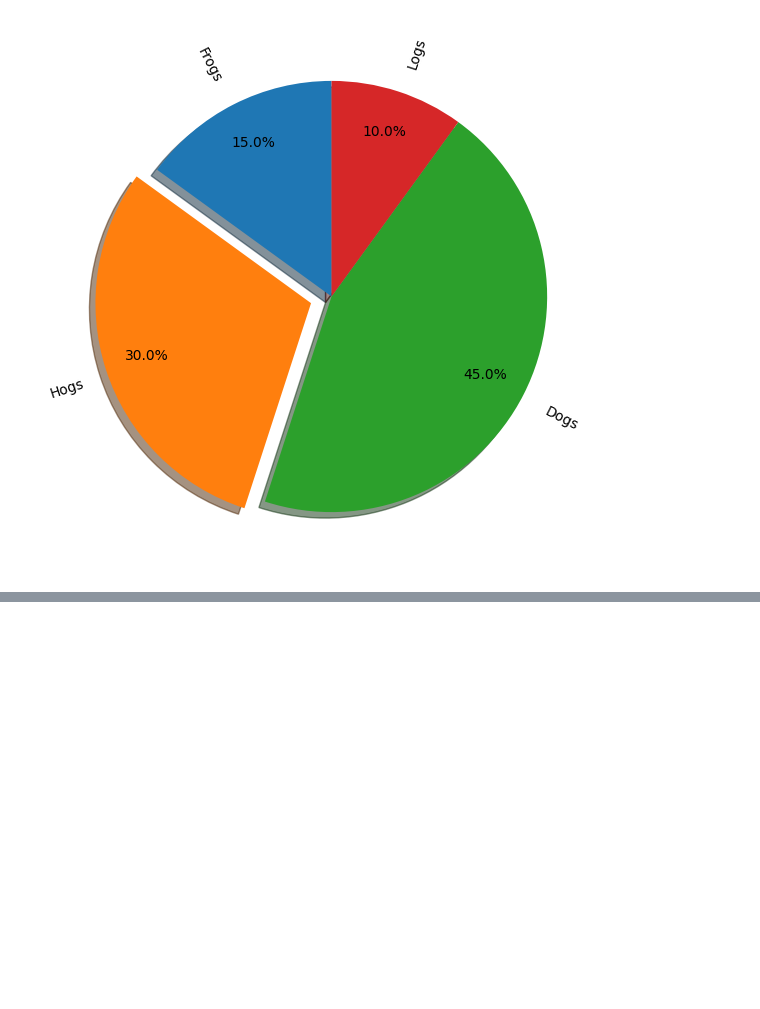
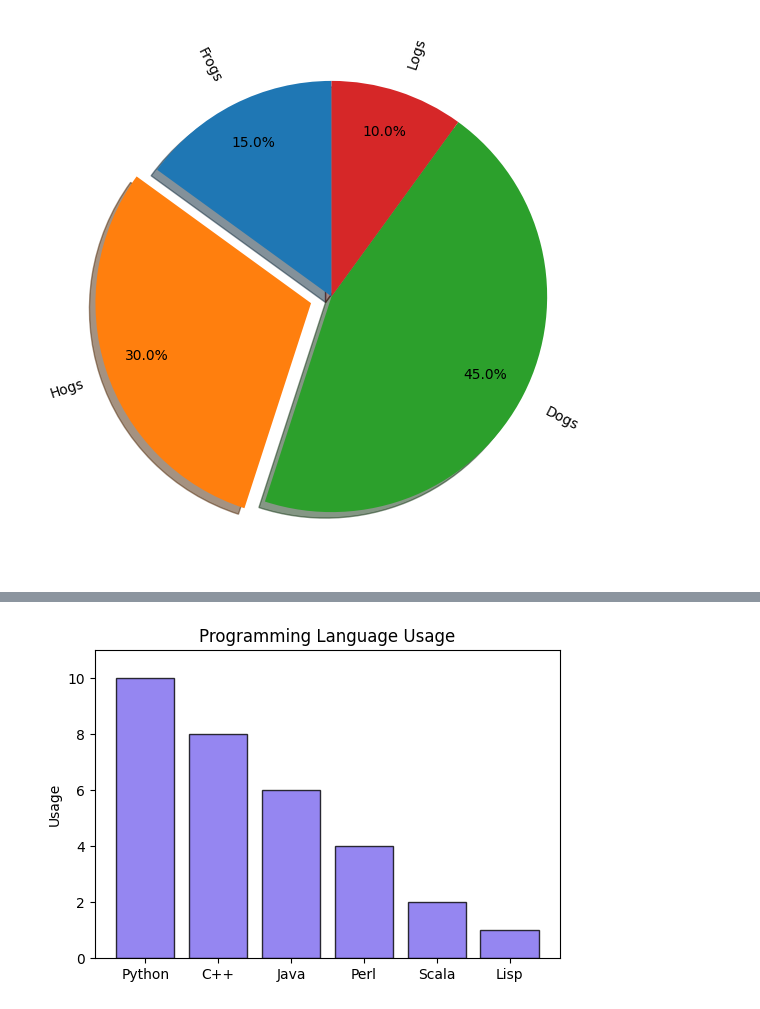
Before and after one commit to francfelipe/python-fundamentos, a Jupyter notebook: plumbers/python-exercicios-matplotlib.ipynb, the cells around one changed output, grey strips where cells are left out. Drawn from its saved outputs; the diff is of its cells as text; code cells hidden in the pictures; blank space fills up the shorter version.

```diff
--- a/plumbers/python-exercicios-matplotlib.ipynb
+++ b/plumbers/python-exercicios-matplotlib.ipynb
@@ -79,0 +189,20 @@ plt.show()
+# %%
+x = ['Python', 'C++', 'Java', 'Perl', 'Scala', 'Lisp']
+y = [10, 8, 6, 4, 2, 1]
+# %%
+plt.figure(figsize=(6,4))
+
+plt.bar(
+    x,
+    y,
+    color='mediumslateblue',
+    alpha=0.8,
+    edgecolor='black'
+)
+
+plt.ylabel('Usage')
+plt.title('Programming Language Usage')
+plt.ylim(0,11)
+plt.show()
+# %% [output]
+[figure, added]
```
Also changed, not shown: parts of 11 cells of this notebook.
